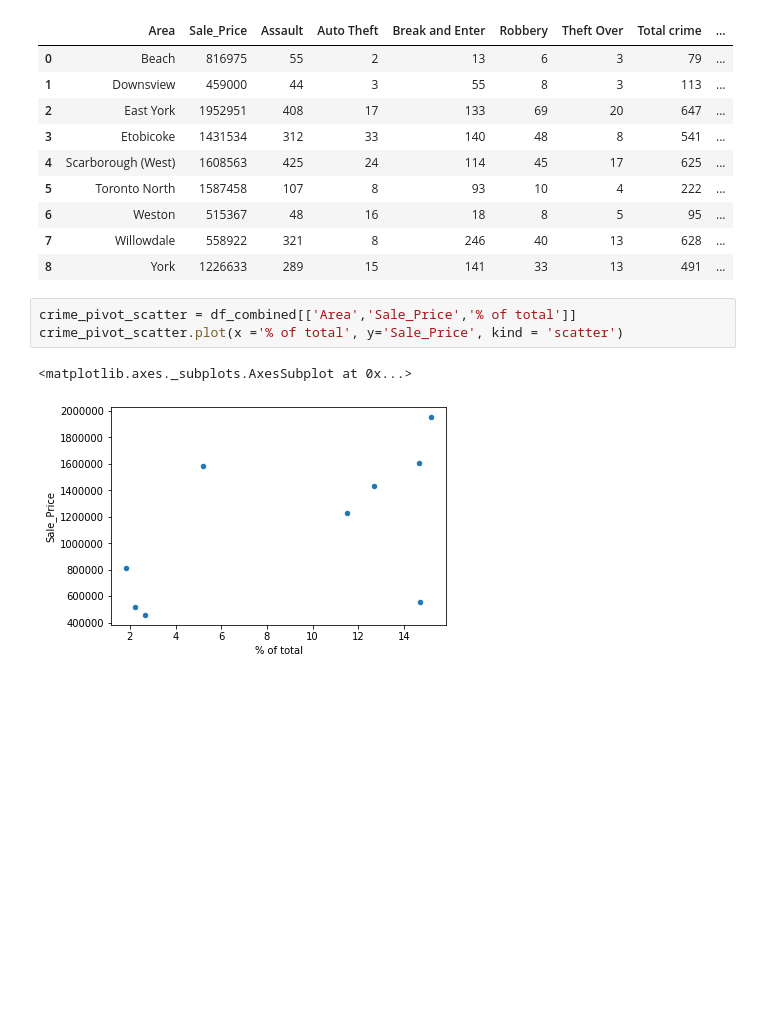
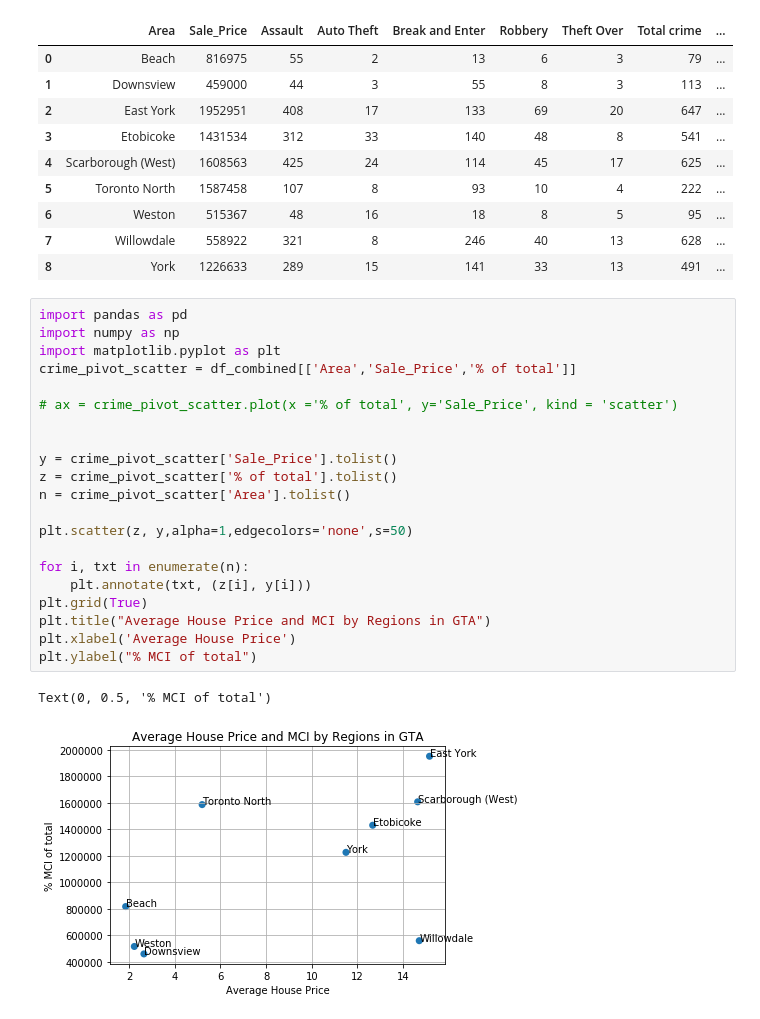
Before and after one commit to sushainegoyal/Bootcamp---Group-Project-1, a Jupyter notebook: kimi_crime_data.ipynb, the cells around one changed output. Cells and saved outputs as stored; diff of their text form; blank space fills up the shorter version.

Commit message:
updated with plotting

```diff
--- a/kimi_crime_data.ipynb
+++ b/kimi_crime_data.ipynb
@@ -170,9 +171,27 @@ df_combined
 | 6 | Weston | 515367 | 48 | 16 | 18 | 8 | 5 | 95 | ... |
 | 7 | Willowdale | 558922 | 321 | 8 | 246 | 40 | 13 | 628 | ... |
 | 8 | York | 1226633 | 289 | 15 | 141 | 33 | 13 | 491 | ... |
-# %%
-crime_pivot_scatter = df_combined[['Area','Sale_Price','% of total']]
-crime_pivot_scatter.plot(x ='% of total', y='Sale_Price', kind = 'scatter')
-# %% [output]
-<matplotlib.axes._subplots.AxesSubplot at 0x...>
-[figure, removed]
+# %%
+import pandas as pd
+import numpy as np
+import matplotlib.pyplot as plt
+crime_pivot_scatter = df_combined[['Area','Sale_Price','% of total']]
+
+# ax = crime_pivot_scatter.plot(x ='% of total', y='Sale_Price', kind = 'scatter')
+
+
+y = crime_pivot_scatter['Sale_Price'].tolist()
+z = crime_pivot_scatter['% of total'].tolist()
+n = crime_pivot_scatter['Area'].tolist()
+
+plt.scatter(z, y,alpha=1,edgecolors='none',s=50)
+
+for i, txt in enumerate(n):
+    plt.annotate(txt, (z[i], y[i]))
+plt.grid(True)
+plt.title("Average House Price and MCI by Regions in GTA")
+plt.xlabel('Average House Price')
+plt.ylabel("% MCI of total")
+# %% [output]
+Text(0, 0.5, '% MCI of total')
+[figure, added]
```
Also changed, not shown: parts of 1 cell of this notebook.
